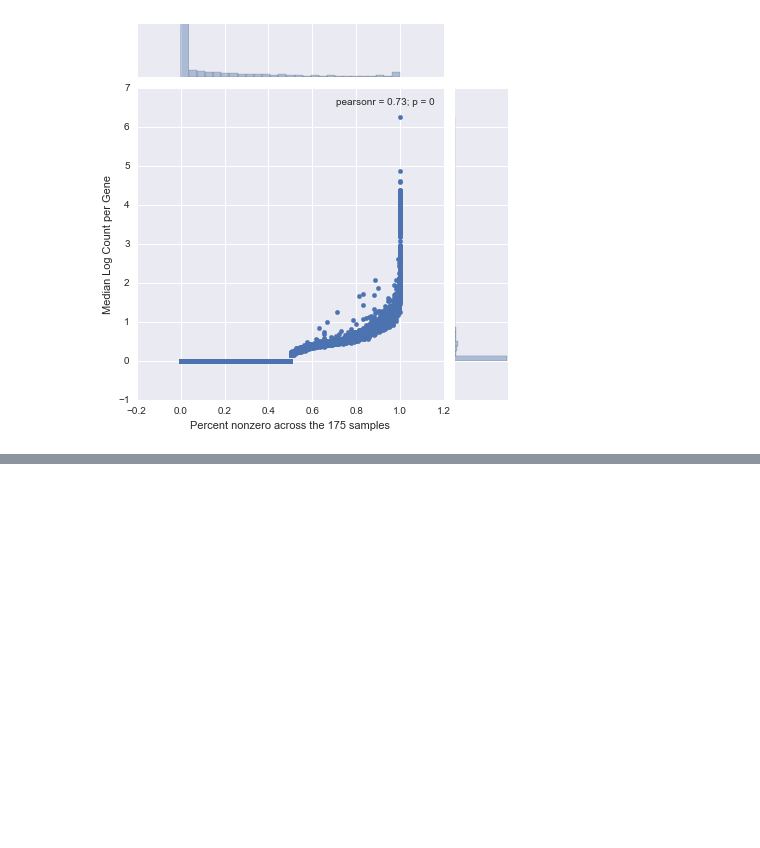
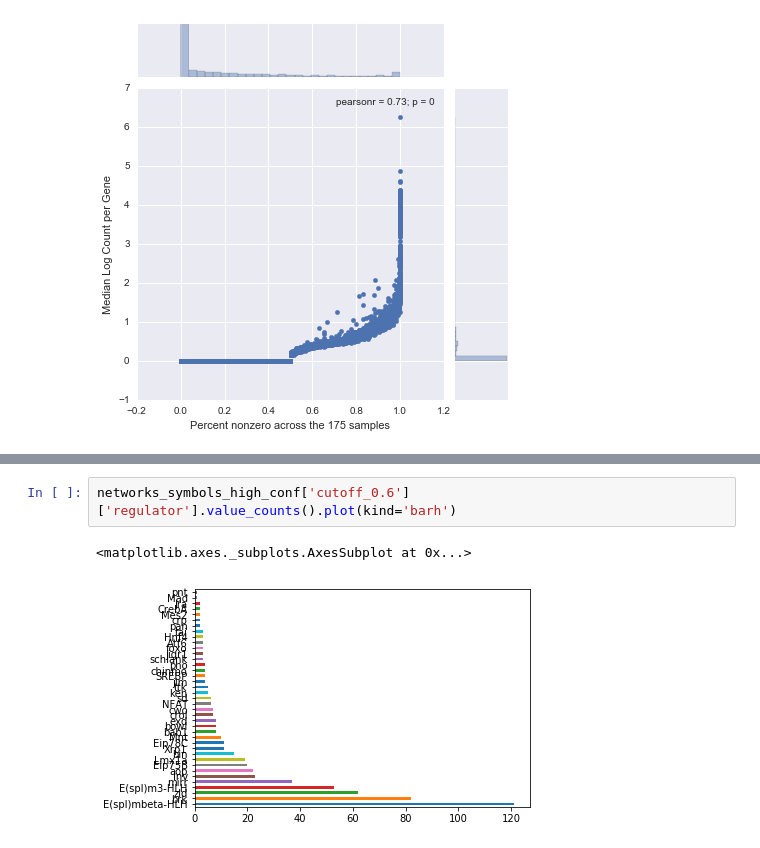
Before and after one commit to nickdeveaux/Drosophila_inferelator, a Jupyter notebook: Terminal_Filament_Exploration.ipynb, the cells around one changed output, grey strips where cells are left out. Drawn from its saved outputs; the diff is of its cells as text; blank space fills up the shorter version.

```diff
--- a/Terminal_Filament_Exploration.ipynb
+++ b/Terminal_Filament_Exploration.ipynb
@@ -155,0 +340,5 @@ ImportError: No module named bbsr_tfa_workflow
+# %%
+networks_symbols_high_conf['cutoff_0.6']['regulator'].value_counts().plot(kind='barh')
+# %% [output]
+<matplotlib.axes._subplots.AxesSubplot at 0x...>
+[figure, added]
```
Also changed, not shown: parts of 101 cells of this notebook.
